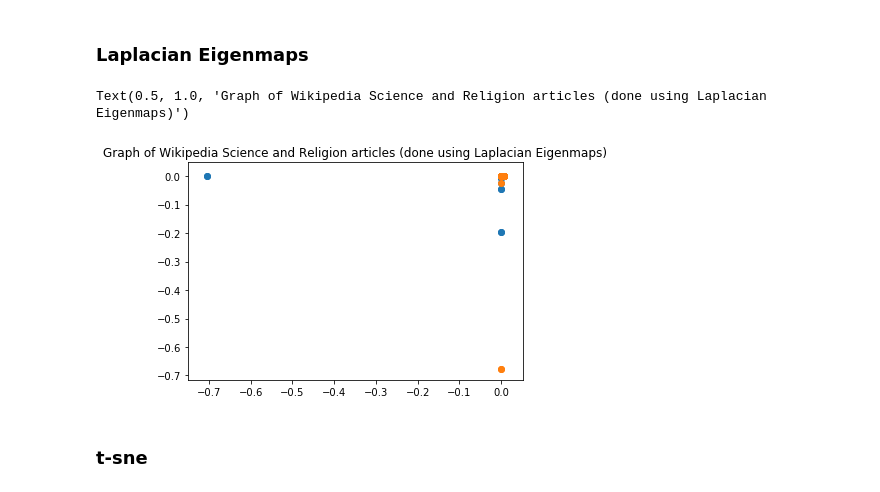
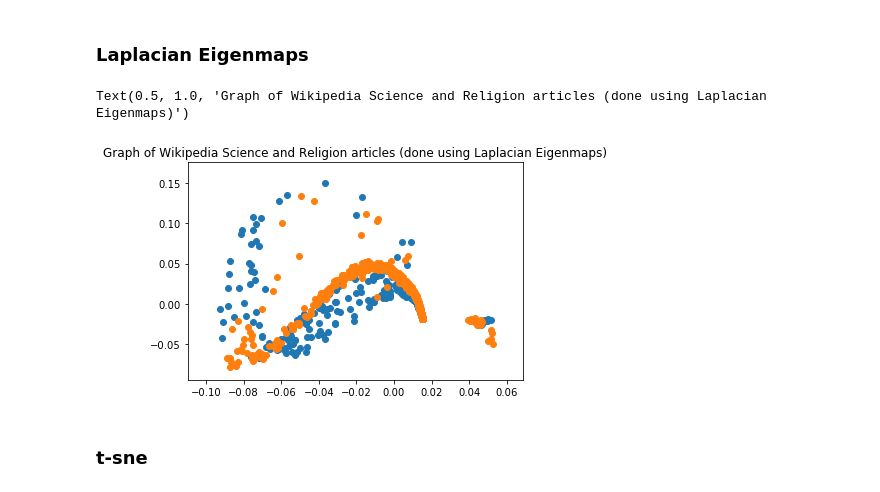
Before and after one commit to aaag97/ntds-projects, a Jupyter notebook: Project/wikipedia.ipynb, the cells around one changed output. Cells and saved outputs as stored; diff of their text form; code cells hidden in the pictures.

```diff
--- a/Project/wikipedia.ipynb
+++ b/Project/wikipedia.ipynb
@@ -332,9 +335,8 @@ class MatrixUtils():
         Returns:
         adjacency (n x n ndarray): adjacency matrix of the graph.
         """
-        adjacency = squareform(pdist(X))
-        adjacency = np.exp((- adjacency**2)/(2 * sigma**2))
-        adjacency[adjacency < epsilon] = 0
+        adjacency = np.exp((- X**2)/(2 * sigma**2))
+        adjacency[adjacency > epsilon] = 0
         #according to the formula on slide 11 in the spectral clustering lecture, we set the diagonal to 0
         np.fill_diagonal(adjacency,0)
         return adjacency
@@ -541,0 +544,7 @@ plt.show()
+# %%
+from sklearn.neighbors import NearestNeighbors
+neigh = NearestNeighbors(n_neighbors=6)
+neigh.fit(distances)
+A = neigh.kneighbors_graph(distances)
+knn = A.toarray()
+np.fill_diagonal(knn,0)
@@ -643,14 +655,14 @@ visu = VisUtils()
 # %% [markdown]
 ### Laplacian Eigenmaps
 # %%
-twoD_embeddings = visu.laplacian_eigenmaps(adjacency_matrix, dim=2, sigma= 4*np.mean(adjacency_matrix), epsilon=0.40, normalize=True)
+twoD_embeddings = visu.laplacian_eigenmaps(distances, dim=2, sigma= 5*np.mean(distances), epsilon=0.90, normalize=True)
 # %%
-plt.scatter(twoD_embeddings[0:800,0], twoD_embeddings[0:800,1], label=1)
-plt.scatter(twoD_embeddings[800:2650,0], twoD_embeddings[800:2650,1], label=2)
+plt.scatter(twoD_embeddings[0:700,0], twoD_embeddings[0:700,1], label=1)
+plt.scatter(twoD_embeddings[700:2650,0], twoD_embeddings[700:2650,1], label=2)
 plt.title('Graph of Wikipedia Science and Religion articles (done using Laplacian Eigenmaps)')
 # %% [output]
 Text(0.5, 1.0, 'Graph of Wikipedia Science and Religion articles (done using Laplacian Eigenmaps)')
-[figure, old version]
+[figure, new version]
 # %% [markdown]
 ### t-sne
 # %%
```
Also changed, not shown: parts of 31 cells of this notebook.
